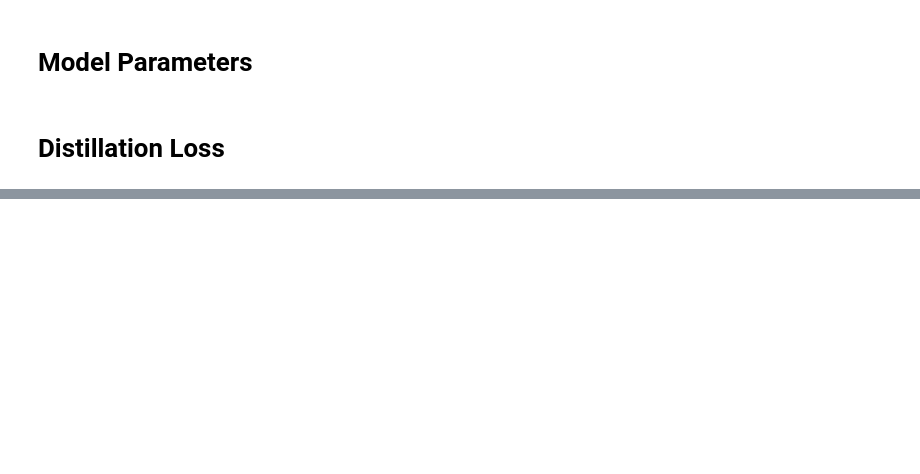
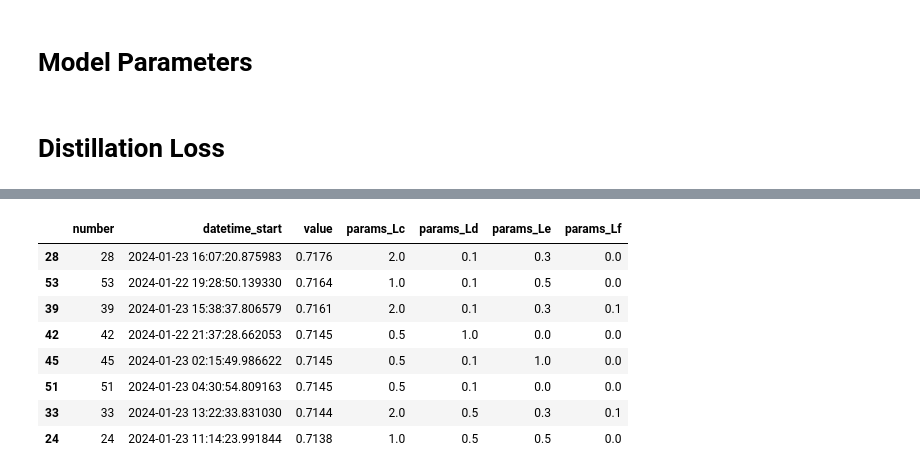
Before and after one commit to simoneangarano/KD_Lib, a Jupyter notebook: Test.ipynb, the cells around one changed output, grey strips where cells are left out. Drawn from its saved outputs; the diff is of its cells as text; code cells hidden in the pictures; blank space fills up the shorter version.

```diff
--- a/Test.ipynb
+++ b/Test.ipynb
@@ -288,0 +272,9 @@ torch.nn.functional.cross_entropy(pred_t_s.unsqueeze(0), label), torch.nn.functi
+# %%
+path = './hp_search/'
+studies = [joblib.load(path+f) for f in os.listdir(path)
+           if os.path.isfile(os.path.join(path, f))
+           and f.endswith('.pkl')]
+# %%
+overall = optuna.create_study(direction='maximize')
+for s in studies:
+    overall.add_trials(s.get_trials())
@@ -288,0 +283,12 @@ torch.nn.functional.cross_entropy(pred_t_s.unsqueeze(0), label), torch.nn.functi
+# %%
+overall.trials_dataframe()[['number', 'datetime_start', 'value', 'params_Lc', 'params_Ld', 'params_Le', 'params_Lf']].loc[[28, 39, 53, 42, 24, 45, 51, 33]].sort_values(by='value', ascending=False)
+# %% [output]
+|  | number | datetime_start | value | params_Lc | params_Ld | params_Le | params_Lf |
+| 28 | 28 | 2024-01-23 16:07:20.875983 | 0.7176 | 2.0 | 0.1 | 0.3 | 0.0 |
+| 53 | 53 | 2024-01-22 19:28:50.139330 | 0.7164 | 1.0 | 0.1 | 0.5 | 0.0 |
+| 39 | 39 | 2024-01-23 15:38:37.806579 | 0.7161 | 2.0 | 0.1 | 0.3 | 0.1 |
+| 42 | 42 | 2024-01-22 21:37:28.662053 | 0.7145 | 0.5 | 1.0 | 0.0 | 0.0 |
+| 45 | 45 | 2024-01-23 02:15:49.986622 | 0.7145 | 0.5 | 0.1 | 1.0 | 0.0 |
+| 51 | 51 | 2024-01-23 04:30:54.809163 | 0.7145 | 0.5 | 0.1 | 0.0 | 0.0 |
+| 33 | 33 | 2024-01-23 13:22:33.831030 | 0.7144 | 2.0 | 0.5 | 0.3 | 0.1 |
+| 24 | 24 | 2024-01-23 11:14:23.991844 | 0.7138 | 1.0 | 0.5 | 0.5 | 0.0 |
```
Also changed, not shown: parts of 11 cells of this notebook, 12 other files.
